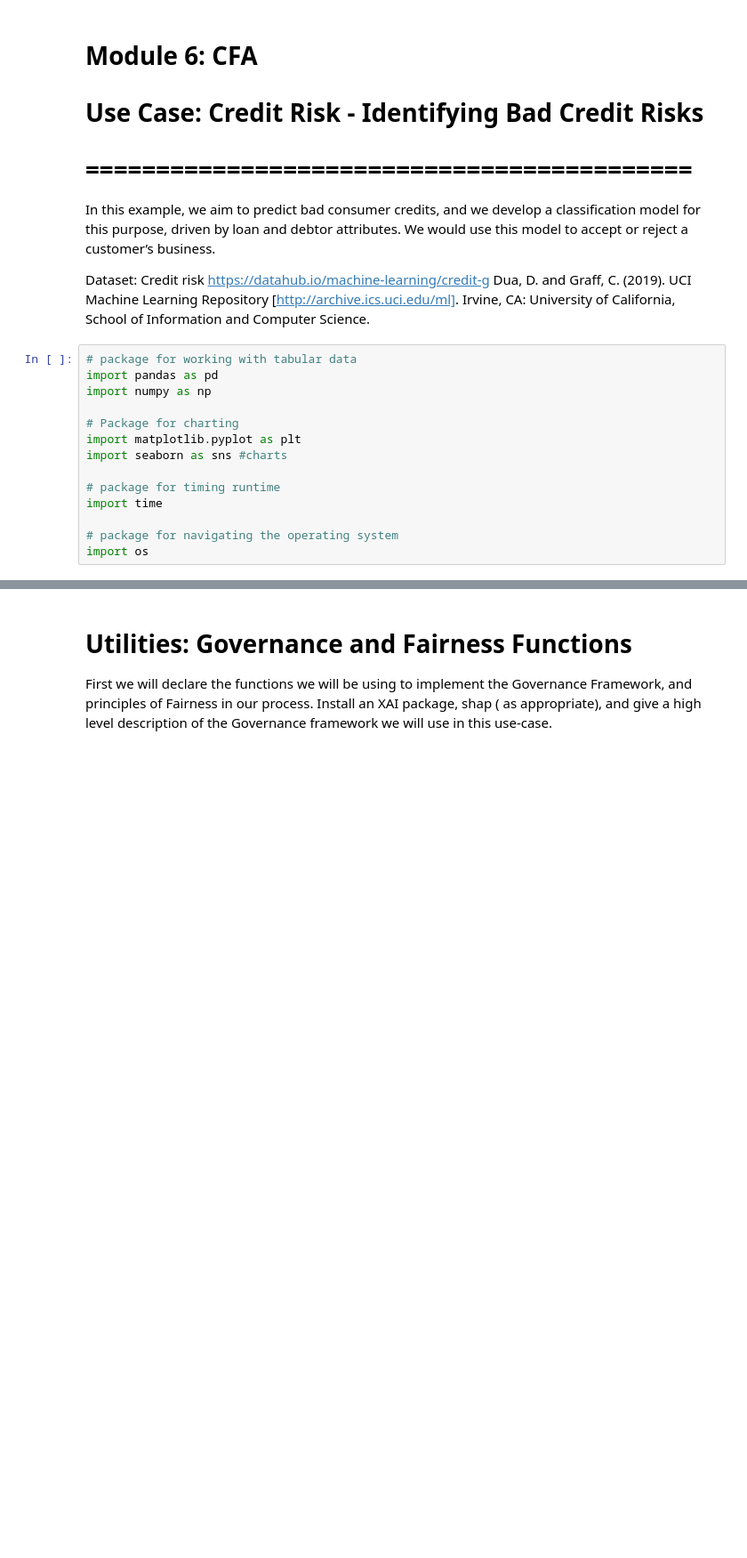
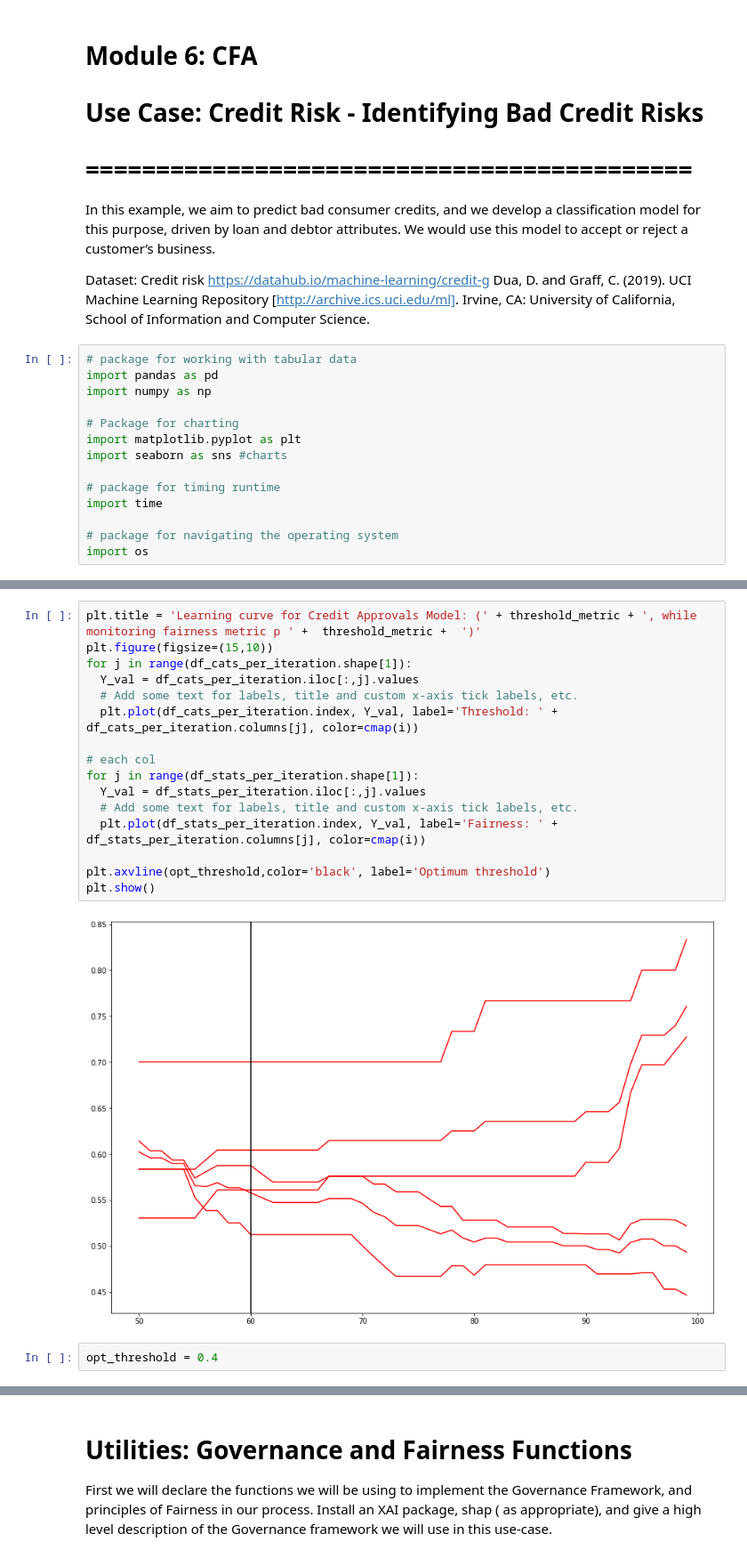
Before and after one commit to danphilps/credit_use_case, a Jupyter notebook: M6_Credit_dev.ipynb, the cells around one changed output, grey strips where cells are left out. Shown at 89% size. Cells and saved outputs as stored; diff of their text form; blank space fills up the shorter version.

```diff
--- a/M6_Credit_dev.ipynb
+++ b/M6_Credit_dev.ipynb
@@ -583,0 +606,20 @@ class FairnessUtils():
+# %%
+plt.title = 'Learning curve for Credit Approvals Model: (' + threshold_metric + ', while monitoring fairness metric p ' +  threshold_metric +  ')'
+plt.figure(figsize=(15,10))
+for j in range(df_cats_per_iteration.shape[1]):
+  Y_val = df_cats_per_iteration.iloc[:,j].values
+  # Add some text for labels, title and custom x-axis tick labels, etc.
+  plt.plot(df_cats_per_iteration.index, Y_val, label='Threshold: ' + df_cats_per_iteration.columns[j], color=cmap(i))
+
+# each col
+for j in range(df_stats_per_iteration.shape[1]):
+  Y_val = df_stats_per_iteration.iloc[:,j].values
+  # Add some text for labels, title and custom x-axis tick labels, etc.
+  plt.plot(df_stats_per_iteration.index, Y_val, label='Fairness: ' + df_stats_per_iteration.columns[j], color=cmap(i))
+
+plt.axvline(opt_threshold,color='black', label='Optimum threshold')
+plt.show()
+# %% [output]
+[figure, added]
+# %%
+opt_threshold = 0.4
```
Also changed, not shown: parts of 9 cells of this notebook.
